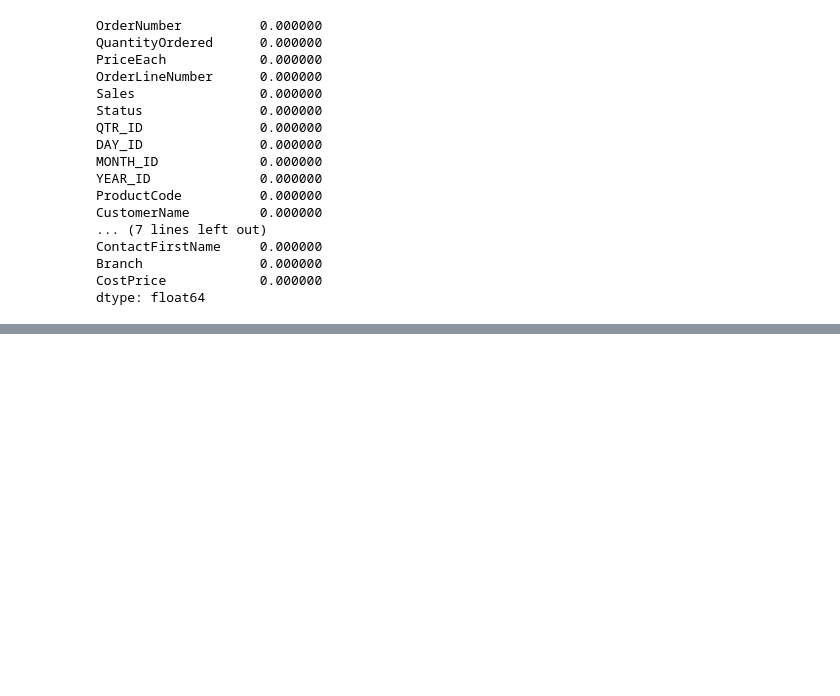
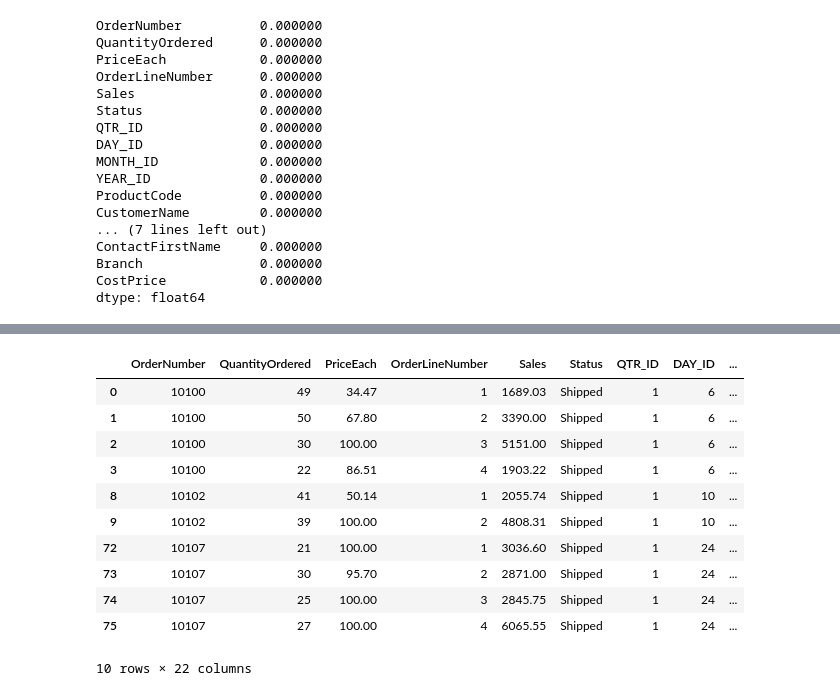
Before and after one commit to OjuokOchi/TOY-SALES-ANALYTICS, a Jupyter notebook: index.ipynb, the cells around one changed output, grey strips where cells are left out. Saved outputs shown, nothing was run; the diff lists cells and outputs as text; code cells hidden in the pictures; blank space fills up the shorter version.

```diff
--- a/index.ipynb
+++ b/index.ipynb
@@ -93,0 +120,17 @@ dtype: float64
+# %%
+#Filling rows where territory is missing and country is USA with NA(North America)
+main_data.loc[(main_data['Territory'].isnull()) & (main_data['Country'] =='USA'), 'Territory'] = 'NA'
+main_data.loc[main_data['Country'] == 'USA'].head(10)
+# %% [output]
+|  | OrderNumber | QuantityOrdered | PriceEach | OrderLineNumber | Sales | Status | QTR_ID | DAY_ID | ... |
+| 0 | 10100 | 49 | 34.47 | 1 | 1689.03 | Shipped | 1 | 6 | ... |
+| 1 | 10100 | 50 | 67.80 | 2 | 3390.00 | Shipped | 1 | 6 | ... |
+| 2 | 10100 | 30 | 100.00 | 3 | 5151.00 | Shipped | 1 | 6 | ... |
+| 3 | 10100 | 22 | 86.51 | 4 | 1903.22 | Shipped | 1 | 6 | ... |
+| 8 | 10102 | 41 | 50.14 | 1 | 2055.74 | Shipped | 1 | 10 | ... |
+| 9 | 10102 | 39 | 100.00 | 2 | 4808.31 | Shipped | 1 | 10 | ... |
+| 72 | 10107 | 21 | 100.00 | 1 | 3036.60 | Shipped | 1 | 24 | ... |
+| 73 | 10107 | 30 | 95.70 | 2 | 2871.00 | Shipped | 1 | 24 | ... |
+| 74 | 10107 | 25 | 100.00 | 3 | 2845.75 | Shipped | 1 | 24 | ... |
+| 75 | 10107 | 27 | 100.00 | 4 | 6065.55 | Shipped | 1 | 24 | ... |
+10 rows × 22 columns
```
Also changed, not shown: parts of 18 cells of this notebook.
